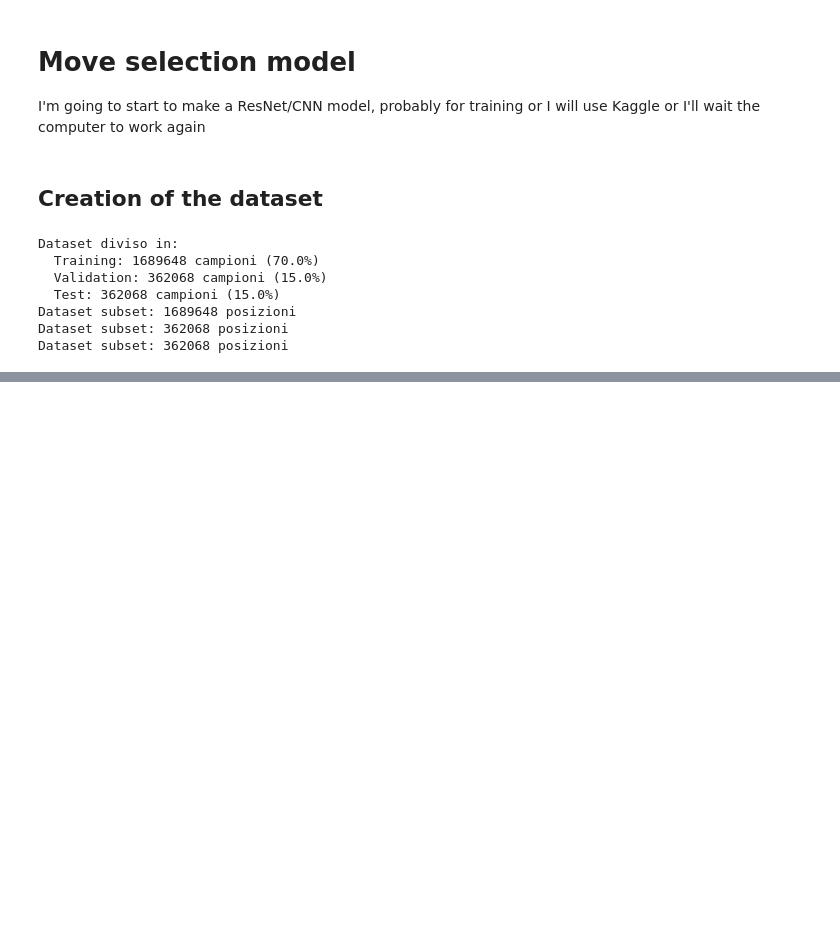
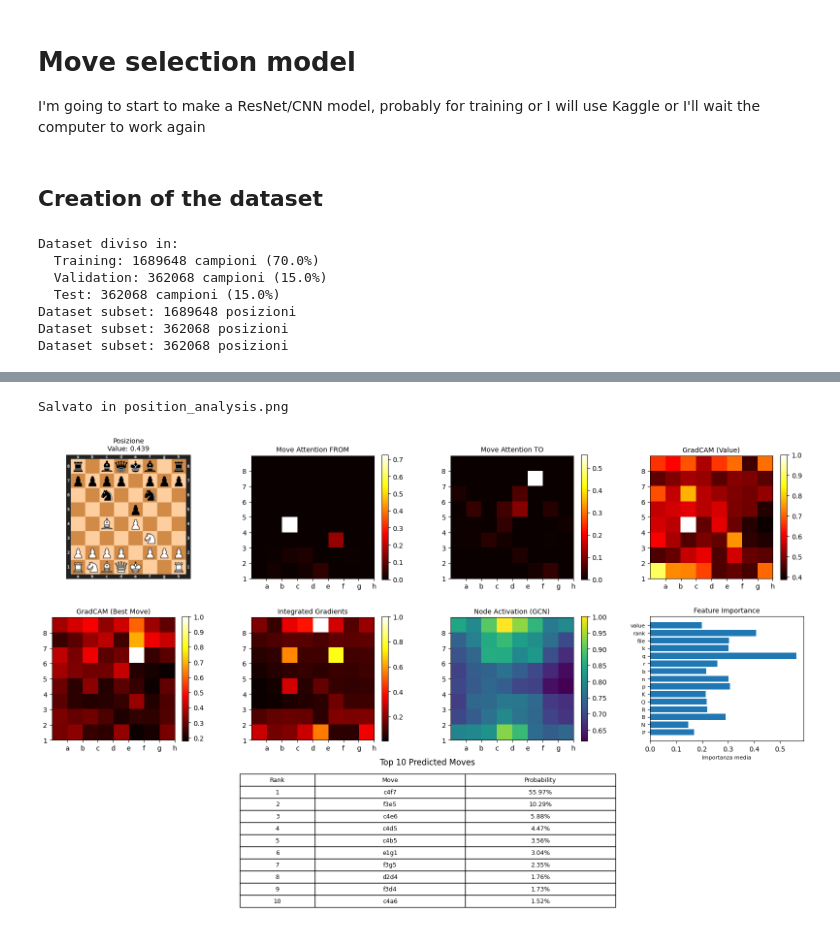
Before and after one commit to kiogre/Move-Order-Neural-Network, a Jupyter notebook: training.ipynb, the cells around one changed output, grey strips where cells are left out. Saved outputs shown, nothing was run; the diff lists cells and outputs as text; code cells hidden in the pictures; blank space fills up the shorter version.

Commit message:
Modified the loss of the policy and implemented a new class to see what is learning the GCN, technically works with every GCN that gives policy and value, in this order

```diff
--- a/training.ipynb
+++ b/training.ipynb
@@ -138,0 +213,26 @@ KeyboardInterrupt:
+# %%
+# Carica il tuo modello
+model = TestModelGCN(hidden_dim=256)
+
+checkpoint_load = torch.load('./Saves_checkpoint_graph_move_and_value/epoch_009.pt')
+model.load_state_dict(checkpoint_load["model_state"])
+
+# Crea explainer
+explainer = ChessGCNExplainer(model)
+# %%
+import chess
+import matplotlib.pyplot as plt
+
+# Posizione interessante
+board = chess.Board("r1bqkb1r/pppp1ppp/2n2n2/4p3/2B1P3/5N2/PPPP1PPP/RNBQK2R w KQkq - 4 4")
+
+# Converti in grafo
+converter = ChessPositionGraph()
+data = converter.fen_to_graph(board.fen(), "+120", "e1g1")  # esempio
+
+# ANALISI COMPLETA (tutto in una figura)
+fig = explainer.complete_analysis(data, board, save_path='position_analysis.png')
+plt.show()
+# %% [output]
+Salvato in position_analysis.png
+[figure, added]
```
Also changed, not shown: parts of 4 cells of this notebook, 10 other files.
